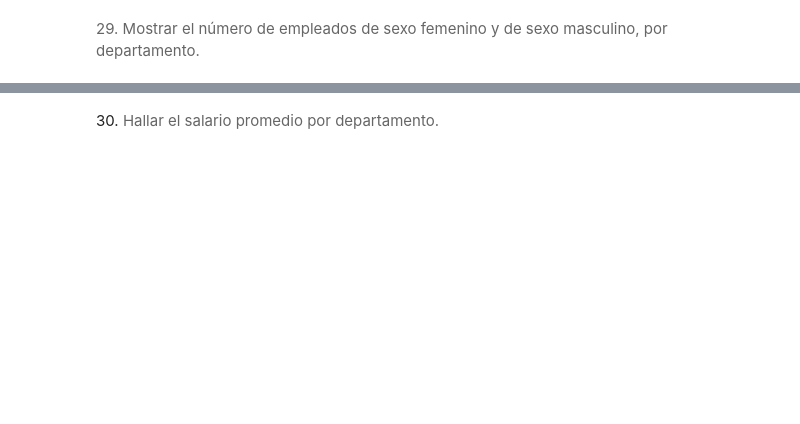
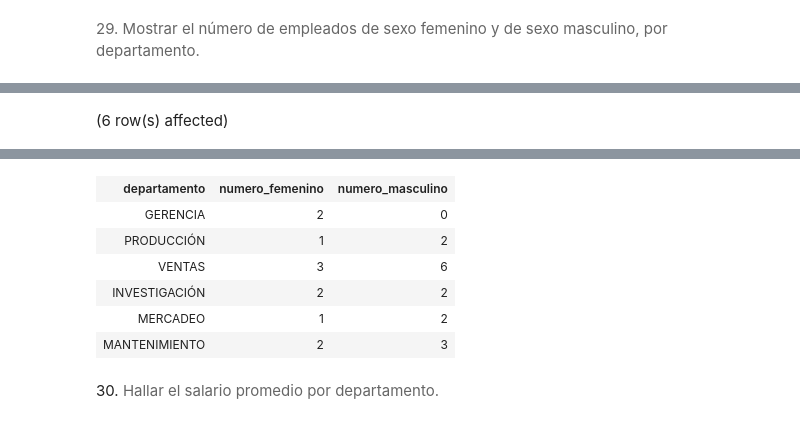
Before and after one commit to jdomdev/data-science-sql, a Jupyter notebook: notebooks/p5-m4.ipynb, the cells around one changed output, grey strips where cells are left out. Saved outputs shown, nothing was run; the diff lists cells and outputs as text; code cells hidden in the pictures; blank space fills up the shorter version.

```diff
--- a/notebooks/p5-m4.ipynb
+++ b/notebooks/p5-m4.ipynb
@@ -568,0 +580,13 @@ Total execution time: 00:00:00
+# %%
+SELECT
+    d.nombreDpto AS departamento,
+    SUM(CASE WHEN e.sexEmp = 'F' THEN 1 ELSE 0 END) AS numero_femenino,
+    SUM(CASE WHEN e.sexEmp = 'M' THEN 1 ELSE 0 END) AS numero_masculino
+FROM
+    empleados e
+JOIN
+    departamentos d ON e.codDepto = d.codDepto
+GROUP BY
+    d.nombreDpto;
+# %% [output]
+(6 row(s) affected)
@@ -569,2 +594,9 @@ Total execution time: 00:00:00
+| departamento | numero_femenino | numero_masculino |
+| GERENCIA | 2 | 0 |
+| PRODUCCIÓN | 1 | 2 |
+| VENTAS | 3 | 6 |
+| INVESTIGACIÓN | 2 | 2 |
+| MERCADEO | 1 | 2 |
+| MANTENIMIENTO | 2 | 3 |
 # %% [markdown]
 30. <span style="color: rgb(102, 102, 102); font-family: Poppins; font-size: 15px; background-color: rgb(255, 255, 255);">Hallar el salario promedio por departamento.</span>
```
Also changed, not shown: parts of 20 cells of this notebook.
